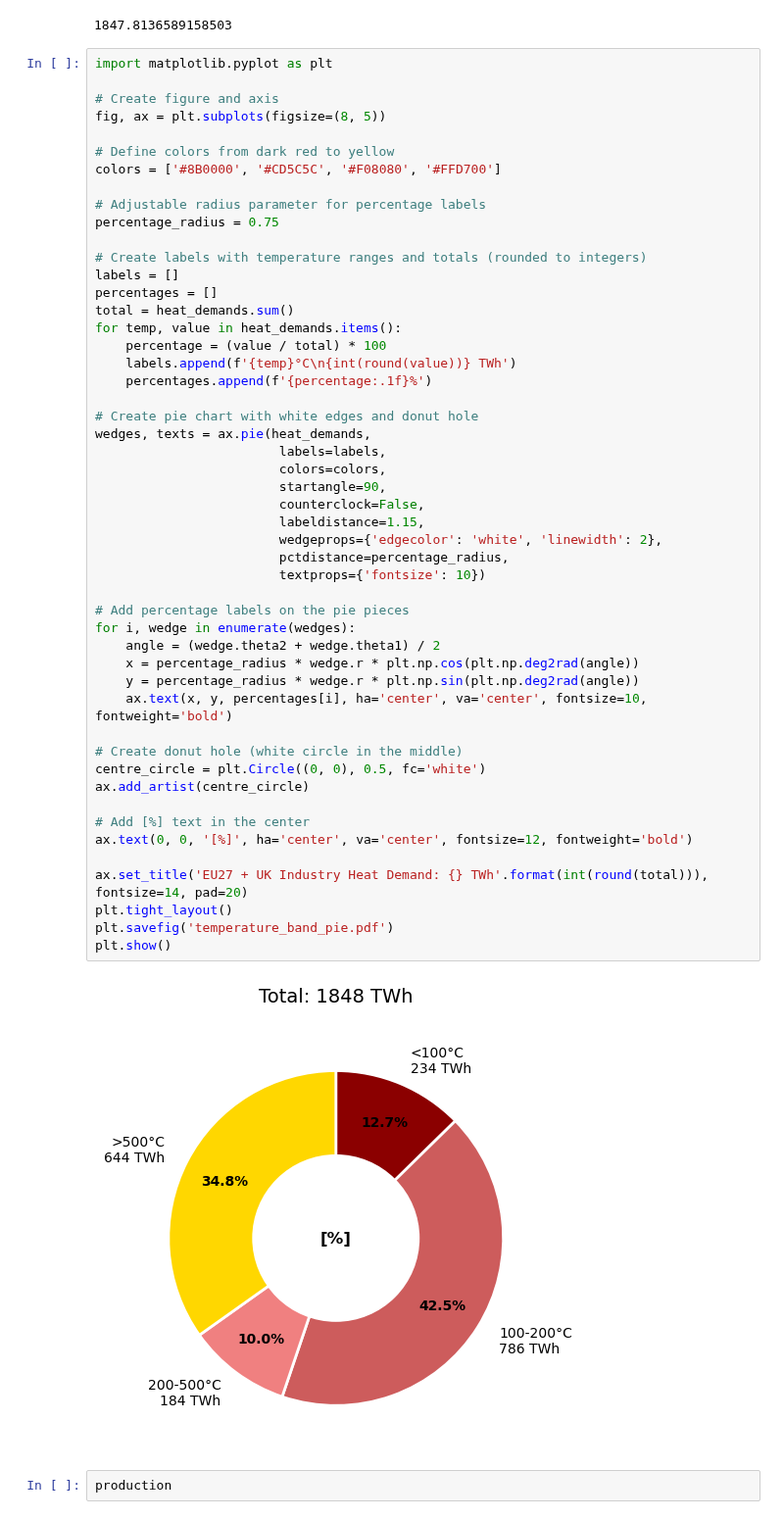
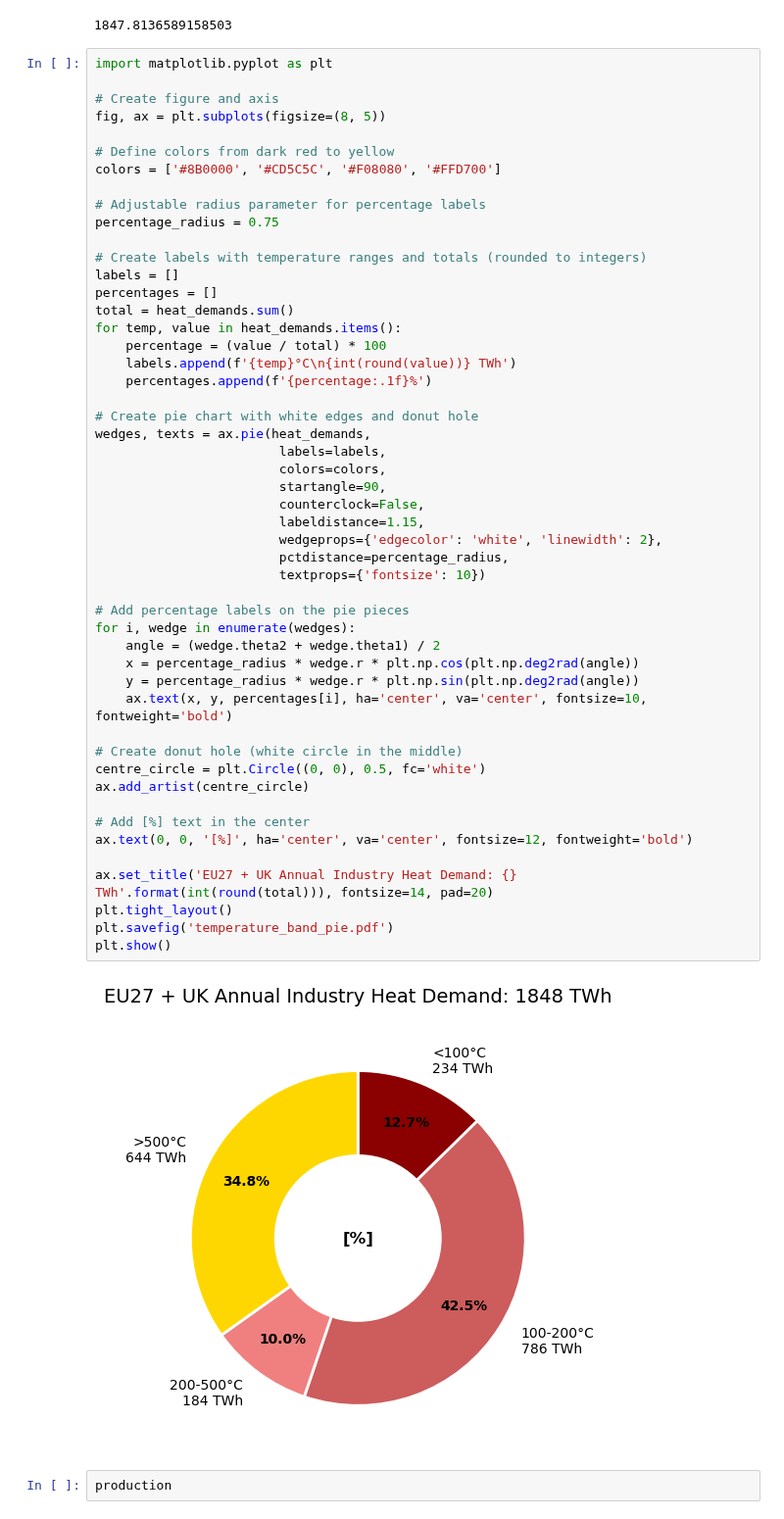
Before and after one commit to LukasFrankenQ/resilient-pypsa-eur, a Jupyter notebook: notebooks/build_heating_bands.ipynb, the cells around one changed output. Shown at 98% size. Saved outputs shown, nothing was run; the diff lists cells and outputs as text.

```diff
--- a/notebooks/build_heating_bands.ipynb
+++ b/notebooks/build_heating_bands.ipynb
@@ -980,35 +980,35 @@ for temp, value in heat_demands.items():
 
 # Create pie chart with white edges and donut hole
 wedges, texts = ax.pie(heat_demands,
                         labels=labels,
                         colors=colors,
                         startangle=90,
                         counterclock=False,
                         labeldistance=1.15,
                         wedgeprops={'edgecolor': 'white', 'linewidth': 2},
                         pctdistance=percentage_radius,
                         textprops={'fontsize': 10})
 
 # Add percentage labels on the pie pieces
 for i, wedge in enumerate(wedges):
     angle = (wedge.theta2 + wedge.theta1) / 2
     x = percentage_radius * wedge.r * plt.np.cos(plt.np.deg2rad(angle))
     y = percentage_radius * wedge.r * plt.np.sin(plt.np.deg2rad(angle))
     ax.text(x, y, percentages[i], ha='center', va='center', fontsize=10, fontweight='bold')
 
 # Create donut hole (white circle in the middle)
 centre_circle = plt.Circle((0, 0), 0.5, fc='white')
 ax.add_artist(centre_circle)
 
 # Add [%] text in the center
 ax.text(0, 0, '[%]', ha='center', va='center', fontsize=12, fontweight='bold')
 
-ax.set_title('EU27 + UK Industry Heat Demand: {} TWh'.format(int(round(total))), fontsize=14, pad=20)
+ax.set_title('EU27 + UK Annual Industry Heat Demand: {} TWh'.format(int(round(total))), fontsize=14, pad=20)
 plt.tight_layout()
 plt.savefig('temperature_band_pie.pdf')
 plt.show()
 # %% [output]
-[figure, old version]
+[figure, new version]
 # %%
 production
 # %% [output]
```
Also changed, not shown: parts of 1 cell of this notebook, 5 other files.
